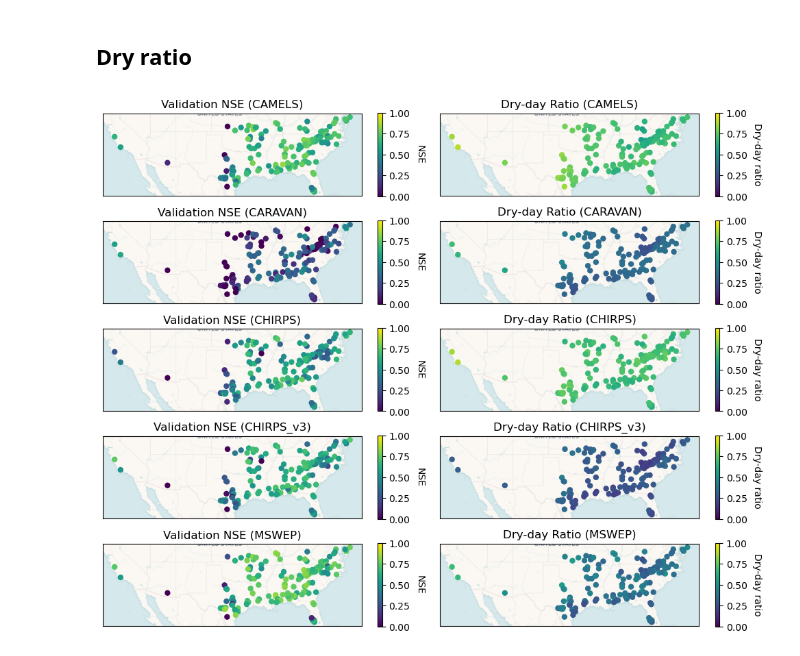
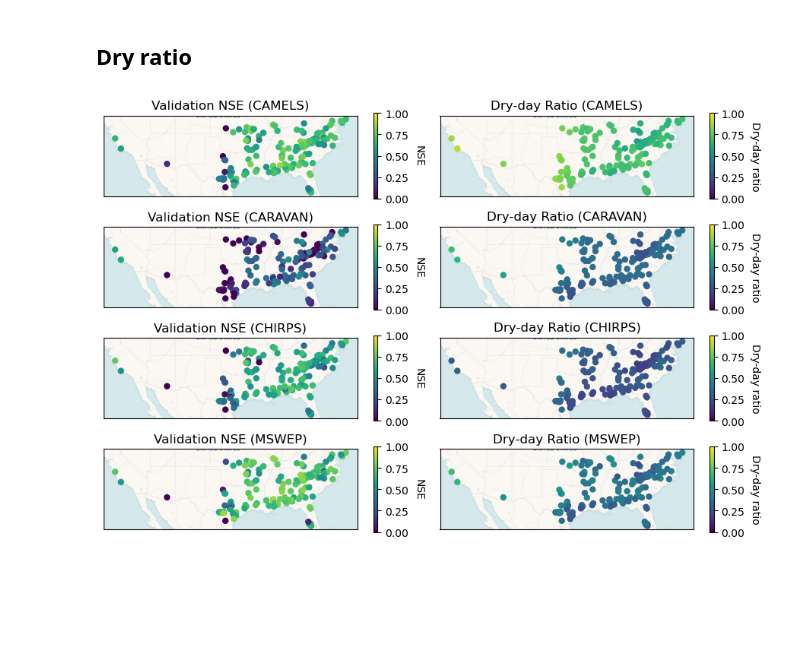
Before and after one commit to DSHydro/NeuralHydrologyAzure, a Jupyter notebook: extending_caravan/CHIRPS_3.0/figures/us_precip_characteristics.ipynb, the cells around one changed output. Drawn from its saved outputs; the diff is of its cells as text; code cells hidden in the pictures; blank space fills up the shorter version.

```diff
--- a/extending_caravan/CHIRPS_3.0/figures/us_precip_characteristics.ipynb
+++ b/extending_caravan/CHIRPS_3.0/figures/us_precip_characteristics.ipynb
@@ -749,18 +749,22 @@ Processed 154 basins.
 START_DATE = "1989-10-01"
 END_DATE   = "2008-09-30"
 
-PRODUCTS = ["CAMELS", "CHIRPS", "CHIRPS_v3", "MSWEP"]
+# PRODUCTS = ["CAMELS", "CHIRPS", "CHIRPS_v3", "MSWEP"]
+
+PRODUCTS = ["CAMELS", "CHIRPS", "MSWEP"]
+
+
 VAR_MAP  = {
     "CARAVAN": "total_precipitation_sum",
-    "CHIRPS":  "chirps_precipitation",
-    "CHIRPS_v3":  "chirps_v3_precipitation",
+    "CHIRPS":  "chirps_v3_precipitation",
+    # "CHIRPS_v3":  "chirps_v3_precipitation",
     "MSWEP":   "mswep_precipitation",
 }
 PALETTE = {
     "CAMELS": "#FF6B00", #"#3A86FF",
     "CHIRPS": "#2EC4B6",
-    "CHIRPS_v3":  "#FF6B6B",
-    "MSWEP": "#9B5DE5",
+    "MSWEP":  "#FF6B6B",
+    # "MSWEP": "#9B5DE5",
 }
 
 # ── Metric helpers ─────────────────────────────────────────────────────────────
@@ -862,7 +866,7 @@ for nc_path in nc_files:
         arrays = {
             "CAMELS": camels_da.values.flatten().astype(float),
             "CHIRPS": ds[VAR_MAP["CHIRPS"]].values.flatten().astype(float),
-            "CHIRPS_v3": ds[VAR_MAP["CHIRPS_v3"]].values.flatten().astype(float),
+            # "CHIRPS_v3": ds[VAR_MAP["CHIRPS_v3"]].values.flatten().astype(float),
             "MSWEP":  ds[VAR_MAP["MSWEP"]].values.flatten().astype(float),
         }
 
@@ -1063,7 +1067,7 @@ xmin, ymin, xmax, ymax = conus_gdf_web.total_bounds
 RUN_PREFIXES = [
     "camels_precipitation_seq_270_1_epochs_30_hidden_256_dropout_04_fb_5_seed111_1504_164440", #CAMELS
     "total_precipitation_sum_seq_270_1_epochs_30_hidden_256_dropout_04_fb_5_seed111_1204_180157", #CARAVAN
-    "chirps_precipitation_seq_270_1_epochs_30_hidden_256_dropout_04_fb_5_seed111_1304_051414", #CHIRPS
+    # "chirps_precipitation_seq_270_1_epochs_30_hidden_256_dropout_04_fb_5_seed111_1304_051414", #CHIRPS
     "chirps_v3_precipitation_seq_270_1_epochs_30_hidden_256_dropout_04_fb_5_seed111_1604_162911", #CHIRPS_v3
     "mswep_precipitation_seq_270_1_epochs_30_hidden_256_dropout_04_fb_5_seed111_1304_215518" #MSWEP
 ]
@@ -1071,9 +1075,9 @@ RUN_PREFIXES = [
 plot_configs = [
     ("dry_ratio_camels", "CAMELS", RUN_PREFIXES[0]),
     ("dry_ratio_caravan", "CARAVAN", RUN_PREFIXES[1]),
-    ("dry_ratio_chirps",  "CHIRPS",  RUN_PREFIXES[2]),
-    ("dry_ratio_chirps_v3",  "CHIRPS_v3",  RUN_PREFIXES[3]),
-    ("dry_ratio_mswep",   "MSWEP",   RUN_PREFIXES[4]),
+    # ("dry_ratio_chirps",  "CHIRPS",  RUN_PREFIXES[2]),
+    ("dry_ratio_chirps_v3",  "CHIRPS",  RUN_PREFIXES[2]),
+    ("dry_ratio_mswep",   "MSWEP",   RUN_PREFIXES[3]),
 ]
 
 # --- Load NSE data helper ---
@@ -1107,7 +1111,7 @@ def load_nse_gdf(run_prefix):
     return gdf.to_crs(epsg=3857)
 
 # --- Plot ---
-fig, ax = plt.subplots(5, 2, figsize=(10, 8))
+fig, ax = plt.subplots(4, 2, figsize=(9, 6))
 
 for row, (dry_col, label, run_prefix) in enumerate(plot_configs):
 
@@ -1126,31 +1130,31 @@ for row, (dry_col, label, run_prefix) in enumerate(plot_configs):
     )
     fig.axes[-1].set_ylabel(f"NSE", rotation=270, labelpad=15)
     # ax[row, 0].set_xlim(xmin, xmax)
     # ax[row, 0].set_ylim(ymin, ymax)
     cx.add_basemap(ax[row, 0], source=cx.providers.CartoDB.Voyager, attribution=False)
     ax[row, 0].set_title(f"Validation NSE ({label})")
     ax[row, 0].set_xticks([])
     ax[row, 0].set_yticks([])
 
     # --- Right: Dry-day ratio map ---
     gdf_web.plot(
         column=dry_col,
         cmap="viridis",
         legend=True,
         markersize=25,
         ax=ax[row, 1],
         vmin=0,
         vmax=1,
     )
     fig.axes[-1].set_ylabel(f"Dry-day ratio", rotation=270, labelpad=15)
     # ax[row, 1].set_xlim(xmin, xmax)
     # ax[row, 1].set_ylim(ymin, ymax)
     cx.add_basemap(ax[row, 1], source=cx.providers.CartoDB.Voyager, attribution=False)
     ax[row, 1].set_title(f"Dry-day Ratio ({label})")
     ax[row, 1].set_xticks([])
     ax[row, 1].set_yticks([])
 
 plt.tight_layout()
 plt.show()
 # %% [output]
-[figure, old version]
+[figure, new version]
```
Also changed, not shown: parts of 3 cells of this notebook, 1 other file.
